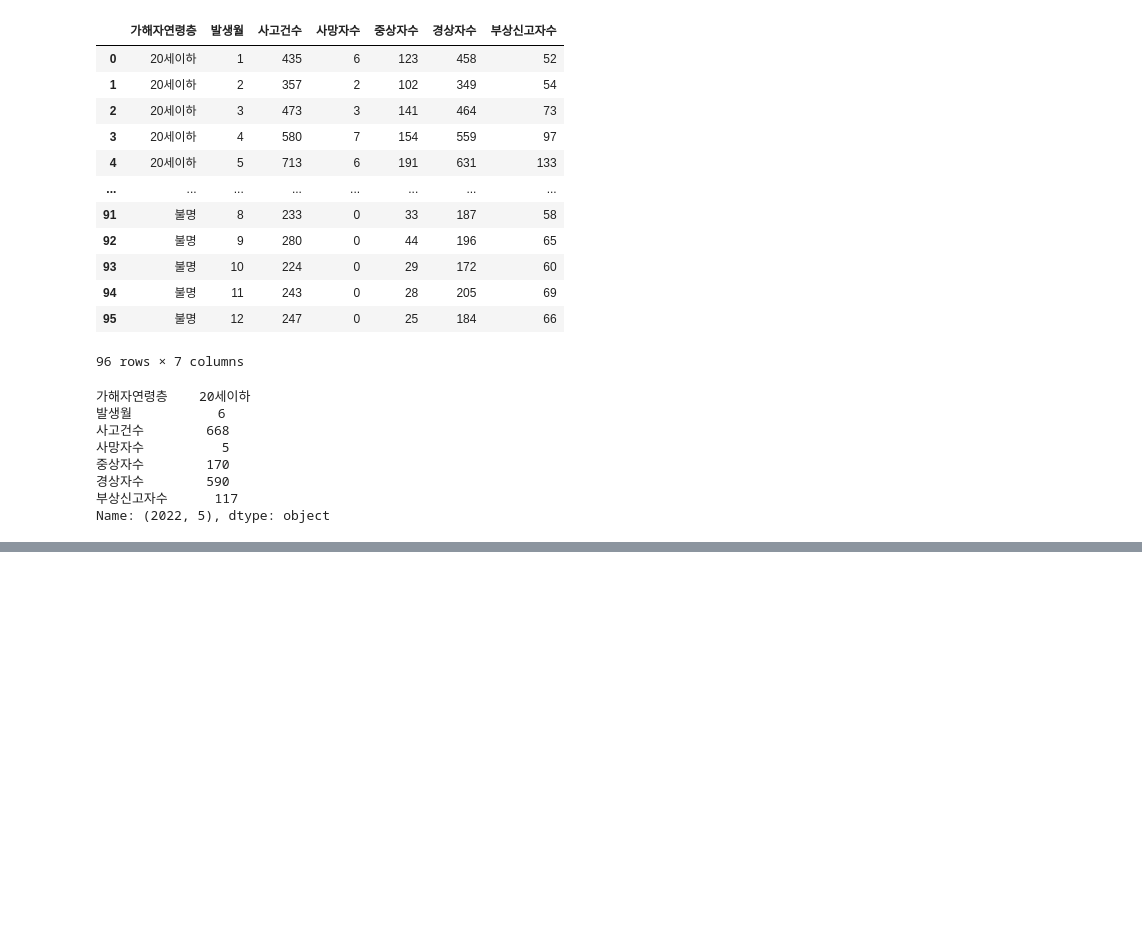
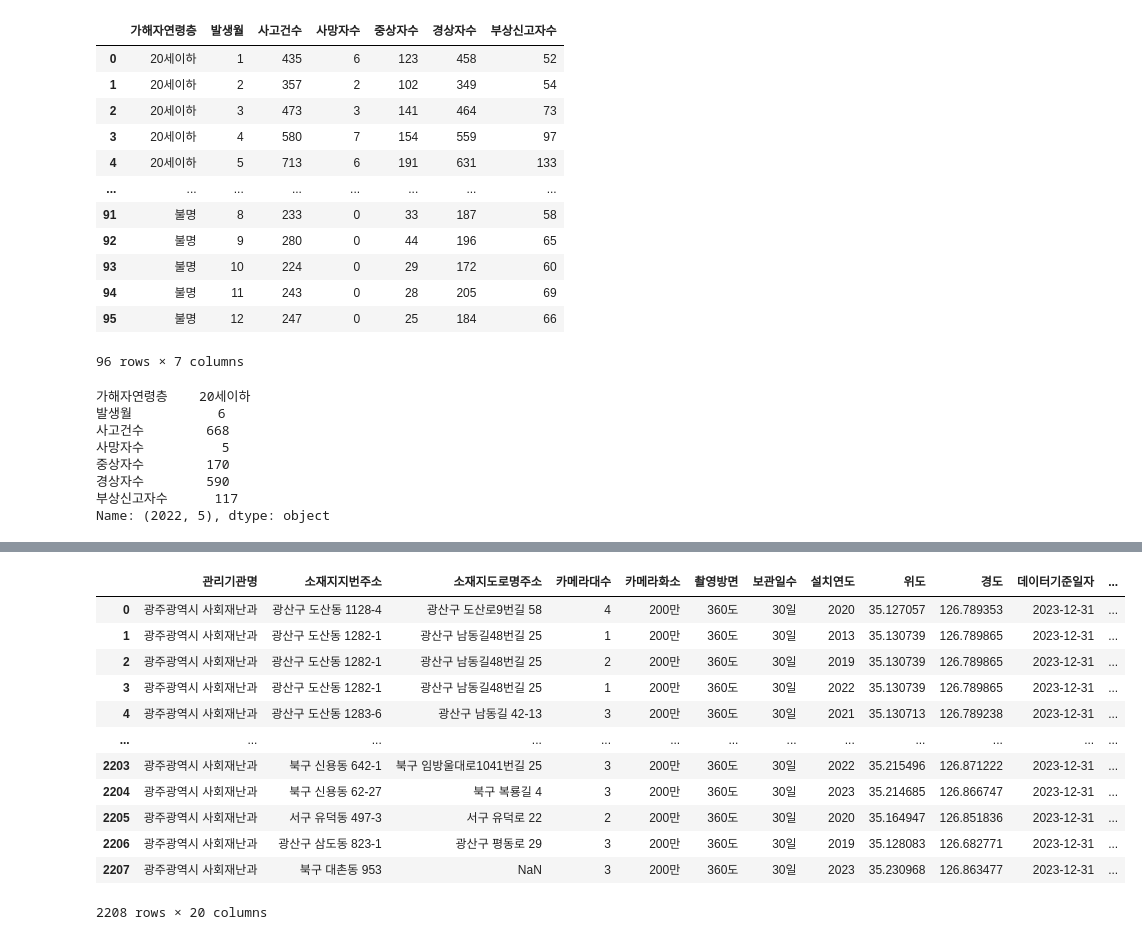
Before and after one commit to anhyunji494/python-basic, a Jupyter notebook: 2. PythonLibrary/ex02 pandas.ipynb, the cells around one changed output, grey strips where cells are left out. Cells and saved outputs as stored; diff of their text form; code cells hidden in the pictures; blank space fills up the shorter version.

```diff
--- a/2. PythonLibrary/ex02 pandas.ipynb
+++ b/2. PythonLibrary/ex02 pandas.ipynb
@@ -754,0 +869,2 @@ display(crime_2015)
+# %%
+result = pd.merge(cctv, dong, on="동이름", how="inner")
@@ -754,0 +875,16 @@ display(crime_2015)
+# %%
+result
+# %% [output]
+|  | 관리기관명 | 소재지지번주소 | 소재지도로명주소 | 카메라대수 | 카메라화소 | 촬영방면 | 보관일수 | 설치연도 | 위도 | 경도 | 데이터기준일자 | ... |
+| 0 | 광주광역시 사회재난과 | 광산구 도산동 1128-4 | 광산구 도산로9번길 58 | 4 | 200만 | 360도 | 30일 | 2020 | 35.127057 | 126.789353 | 2023-12-31 | ... |
+| 1 | 광주광역시 사회재난과 | 광산구 도산동 1282-1 | 광산구 남동길48번길 25 | 1 | 200만 | 360도 | 30일 | 2013 | 35.130739 | 126.789865 | 2023-12-31 | ... |
+| 2 | 광주광역시 사회재난과 | 광산구 도산동 1282-1 | 광산구 남동길48번길 25 | 2 | 200만 | 360도 | 30일 | 2019 | 35.130739 | 126.789865 | 2023-12-31 | ... |
+| 3 | 광주광역시 사회재난과 | 광산구 도산동 1282-1 | 광산구 남동길48번길 25 | 1 | 200만 | 360도 | 30일 | 2022 | 35.130739 | 126.789865 | 2023-12-31 | ... |
+| 4 | 광주광역시 사회재난과 | 광산구 도산동 1283-6 | 광산구 남동길 42-13 | 3 | 200만 | 360도 | 30일 | 2021 | 35.130713 | 126.789238 | 2023-12-31 | ... |
+| ... | ... | ... | ... | ... | ... | ... | ... | ... | ... | ... | ... | ... |
+| 2203 | 광주광역시 사회재난과 | 북구 신용동 642-1 | 북구 임방울대로1041번길 25 | 3 | 200만 | 360도 | 30일 | 2022 | 35.215496 | 126.871222 | 2023-12-31 | ... |
+| 2204 | 광주광역시 사회재난과 | 북구 신용동 62-27 | 북구 복룡길 4 | 3 | 200만 | 360도 | 30일 | 2023 | 35.214685 | 126.866747 | 2023-12-31 | ... |
+| 2205 | 광주광역시 사회재난과 | 서구 유덕동 497-3 | 서구 유덕로 22 | 2 | 200만 | 360도 | 30일 | 2020 | 35.164947 | 126.851836 | 2023-12-31 | ... |
+| 2206 | 광주광역시 사회재난과 | 광산구 삼도동 823-1 | 광산구 평동로 29 | 3 | 200만 | 360도 | 30일 | 2019 | 35.128083 | 126.682771 | 2023-12-31 | ... |
+| 2207 | 광주광역시 사회재난과 | 북구 대촌동 953 | NaN | 3 | 200만 | 360도 | 30일 | 2023 | 35.230968 | 126.863477 | 2023-12-31 | ... |
+2208 rows × 20 columns
```
Also changed, not shown: parts of 25 cells of this notebook, 5 other files.
